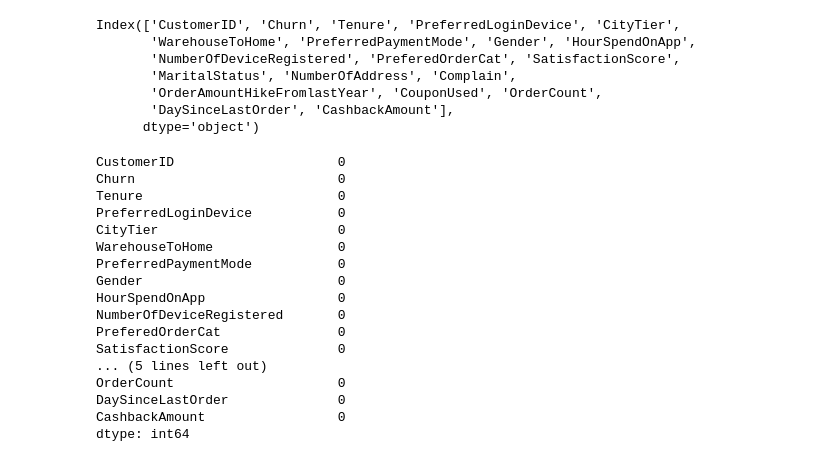
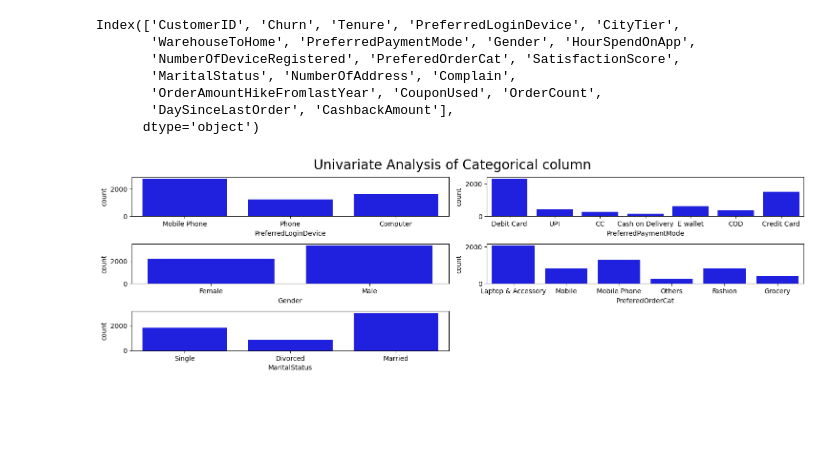
Before and after one commit to Irummumtaz/E-Commerce-Customer-Churn-Prediction, a Jupyter notebook: Notebook.ipynb, the cells around one changed output. Saved outputs shown, nothing was run; the diff lists cells and outputs as text; code cells hidden in the pictures; blank space fills up the shorter version.

```diff
--- a/Notebook.ipynb
+++ b/Notebook.ipynb
@@ -136,31 +136,27 @@ Index(['CustomerID', 'Churn', 'Tenure', 'PreferredLoginDevice', 'CityTier',
       dtype='object')
 # %%
 cat_cols = df.select_dtypes(include='object').columns.tolist()
+# %%
+for col in df.columns:
+    df[col] = pd.to_numeric(df[col], errors='ignore')
 # %%
-num_cols = df.select_dtypes(include=['int64', 'float64']).columns.tolist()
+num_cols = df.select_dtypes(include=['int64', 'float64']).columns
 # %%
 for col in num_cols:
     if df[col].skew() > 0.5 or df[col].skew() < -0.5:
-        df[col].fillna(df[col].median())
+         df[col] = df[col].fillna(df[col].median())
     else:
-        df[col].fillna(df[col].mean())
+         df[col] = df[col].fillna(df[col].mean())
-# %%
-df.isnull().sum()
-# %% [output]
-CustomerID                     0
-Churn                          0
-Tenure                         0
-PreferredLoginDevice           0
-CityTier                       0
-WarehouseToHome                0
-PreferredPaymentMode           0
-Gender                         0
-HourSpendOnApp                 0
-NumberOfDeviceRegistered       0
-PreferedOrderCat               0
-SatisfactionScore              0
-... (5 lines left out)
-OrderCount                     0
-DaySinceLastOrder              0
-CashbackAmount                 0
-dtype: int64
+# %%
+
+#Univariate Analysis of numerical column
+plt.figure(figsize=(15,10))
+plt.suptitle('Univariate Analysis of Categorical column',fontsize=20,)
+
+for i in range(0,len(cat_cols)):
+    plt.subplot(7,2,i+1)
+    sns.countplot(x=df[cat_cols[i]],color='blue')
+    plt.xlabel(cat_cols[i])
+    plt.tight_layout()
+# %% [output]
+[figure, added]
```
Also changed, not shown: parts of 6 cells of this notebook.
